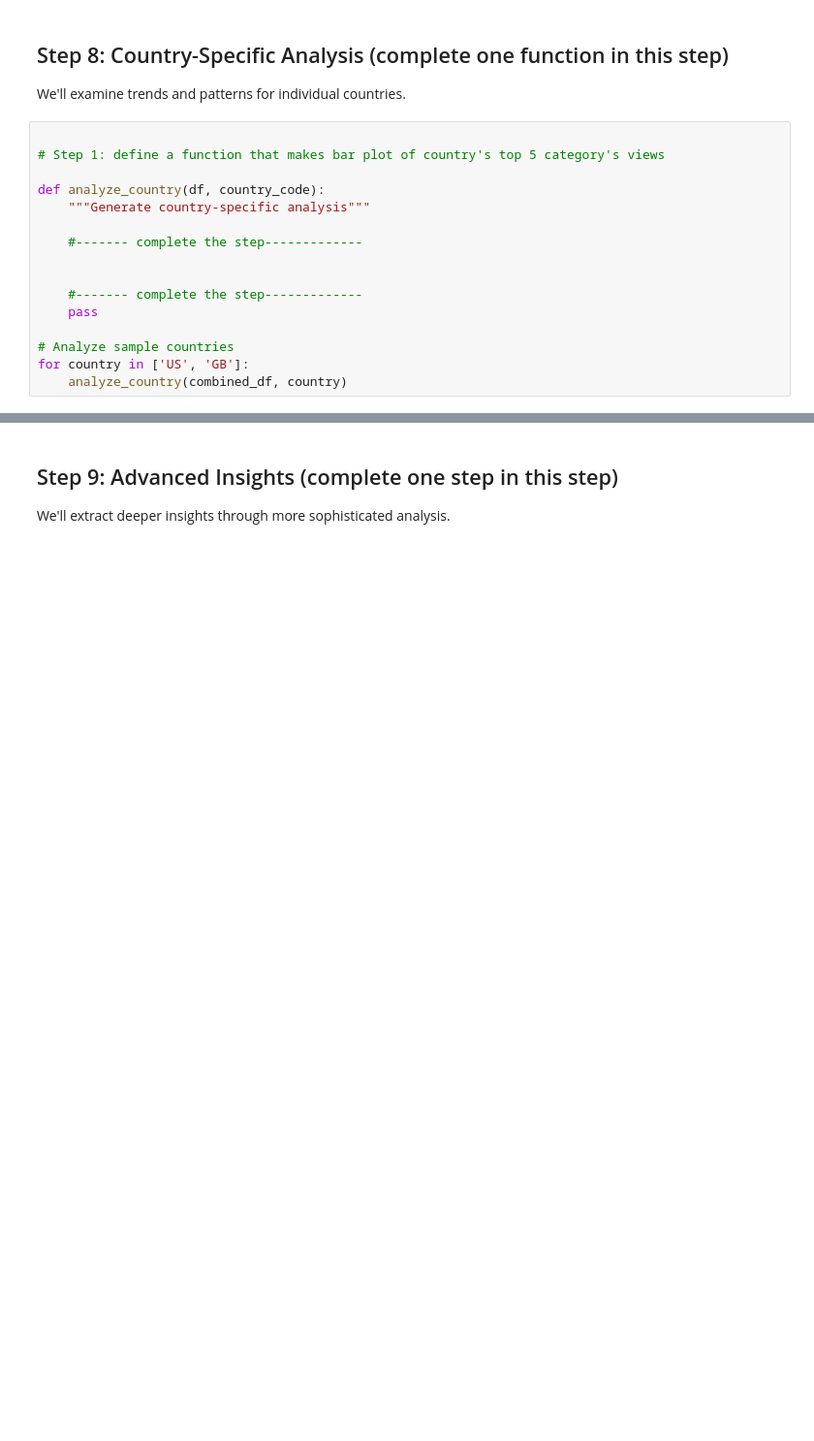
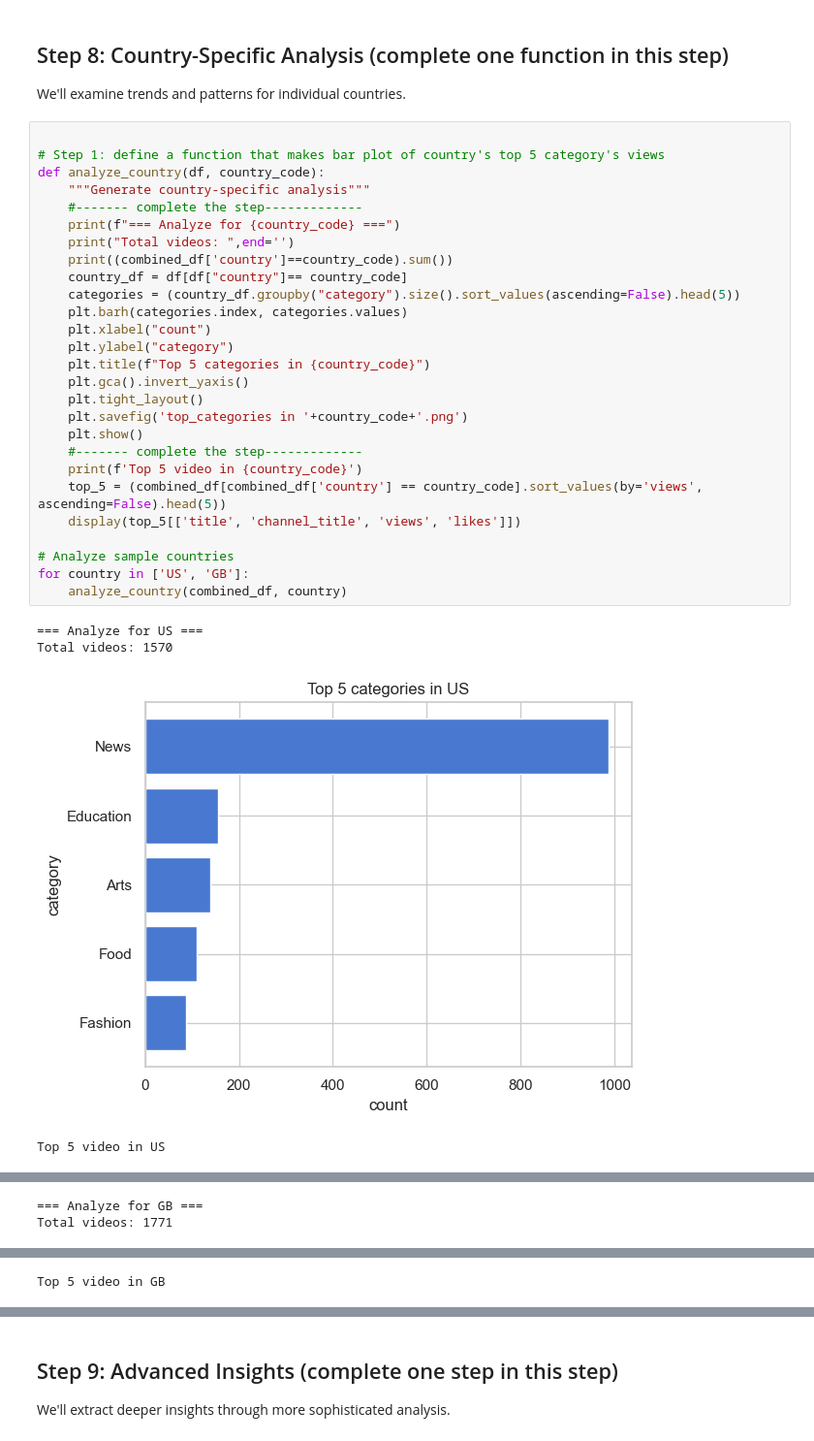
Before and after one commit to Thend911/Data-Analysis, a Jupyter notebook: VideoAnalysis-HW.ipynb, the cells around one changed output, grey strips where cells are left out. Shown at 97% size. Saved outputs shown, nothing was run; the diff lists cells and outputs as text; blank space fills up the shorter version.

```diff
--- a/VideoAnalysis-HW.ipynb
+++ b/VideoAnalysis-HW.ipynb
@@ -364,16 +367,32 @@ We'll examine trends and patterns for individual countries.
 # %%
 
 # Step 1: define a function that makes bar plot of country's top 5 category's views
-
 def analyze_country(df, country_code):
     """Generate country-specific analysis"""
-
     #------- complete the step-------------
-
-
+    print(f"=== Analyze for {country_code} ===")
+    print("Total videos: ",end='')
+    print((combined_df['country']==country_code).sum())
+    country_df = df[df["country"]== country_code]
+    categories = (country_df.groupby("category").size().sort_values(ascending=False).head(5))
+    plt.barh(categories.index, categories.values)
+    plt.xlabel("count")
+    plt.ylabel("category")
+    plt.title(f"Top 5 categories in {country_code}")
+    plt.gca().invert_yaxis()
+    plt.tight_layout()
+    plt.savefig('top_categories in '+country_code+'.png')
+    plt.show()
     #------- complete the step-------------
-    pass
+    print(f'Top 5 video in {country_code}')
+    top_5 = (combined_df[combined_df['country'] == country_code].sort_values(by='views', ascending=False).head(5))
+    display(top_5[['title', 'channel_title', 'views', 'likes']])
 
 # Analyze sample countries
 for country in ['US', 'GB']:
     analyze_country(combined_df, country)
+# %% [output]
+=== Analyze for US ===
+Total videos: 1570
+[figure, added]
+Top 5 video in US
@@ -379,0 +406,2 @@ for country in ['US', 'GB']:
+=== Analyze for GB ===
+Total videos: 1771
@@ -379,0 +409 @@ for country in ['US', 'GB']:
+Top 5 video in GB
```
Also changed, not shown: parts of 8 cells of this notebook, 4 other files.
